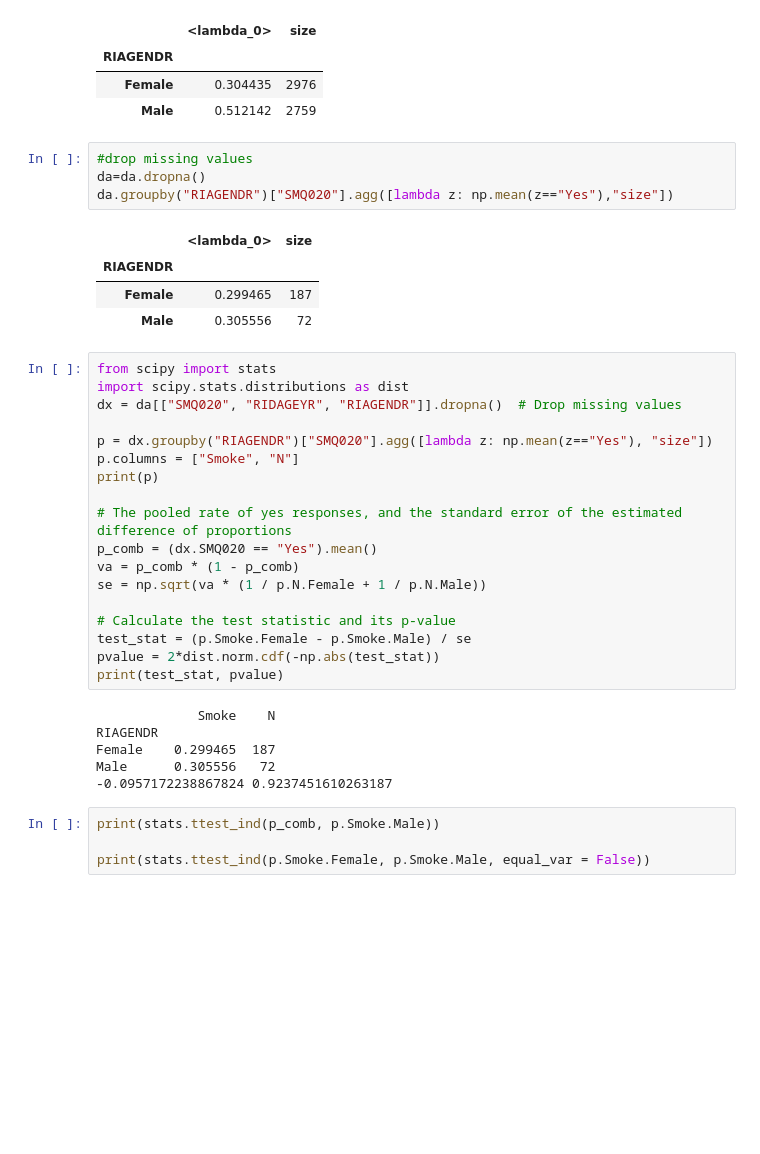
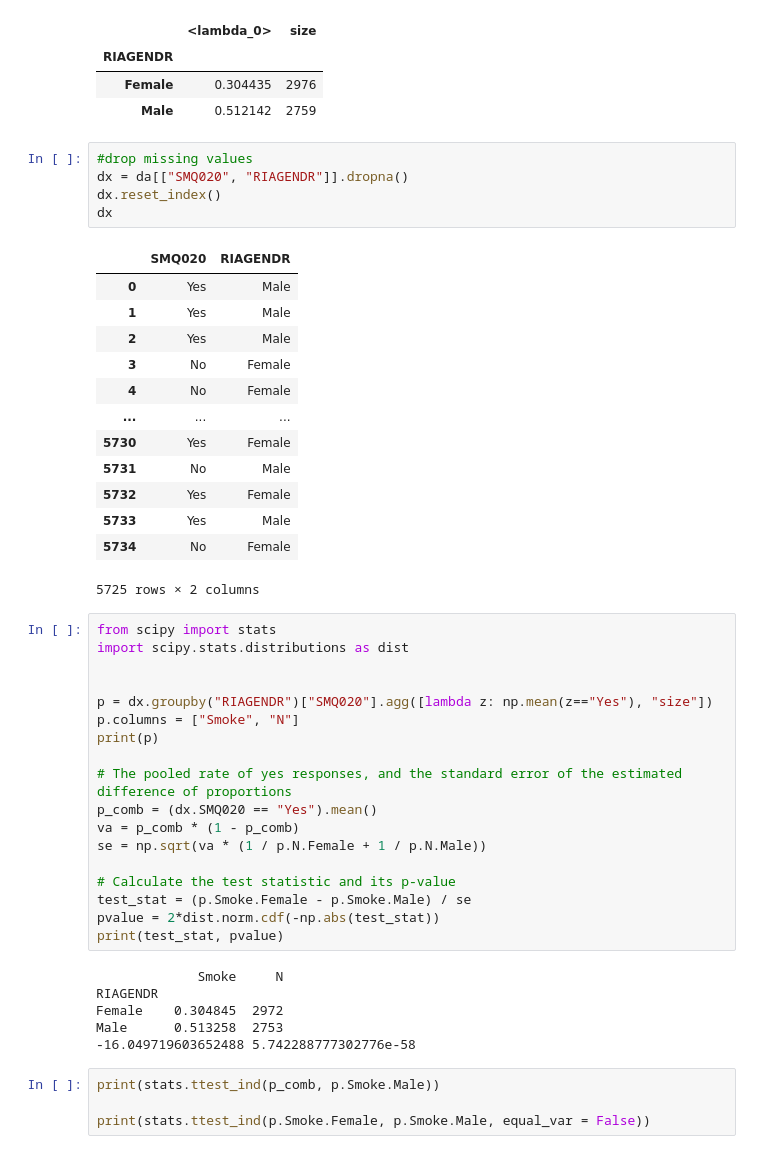
Before and after one commit to aktumut/Strive_School, a Jupyter notebook: Maths_and_Statistic_(Module_2)/Day_7_P-value and Confidence Interval/02_hypothesis_test_practice.ipynb, the cells around one changed output. Saved outputs shown, nothing was run; the diff lists cells and outputs as text; blank space fills up the shorter version.

```diff
--- a/Maths_and_Statistic_(Module_2)/Day_7_P-value and Confidence Interval/02_hypothesis_test_practice.ipynb
+++ b/Maths_and_Statistic_(Module_2)/Day_7_P-value and Confidence Interval/02_hypothesis_test_practice.ipynb
@@ -90,19 +90,29 @@ da.groupby("RIAGENDR")["SMQ020"].agg([lambda z: np.mean(z=="Yes"),"size"])
 | RIAGENDR |  |  |
 | Female | 0.304435 | 2976 |
 | Male | 0.512142 | 2759 |
-# %%
-#drop missing values
-da=da.dropna()
-da.groupby("RIAGENDR")["SMQ020"].agg([lambda z: np.mean(z=="Yes"),"size"])
-# %% [output]
-|  | <lambda_0> | size |
-| RIAGENDR |  |  |
-| Female | 0.299465 | 187 |
-| Male | 0.305556 | 72 |
+# %%
+#drop missing values
+dx = da[["SMQ020", "RIAGENDR"]].dropna()
+dx.reset_index()
+dx
+# %% [output]
+|  | SMQ020 | RIAGENDR |
+| 0 | Yes | Male |
+| 1 | Yes | Male |
+| 2 | Yes | Male |
+| 3 | No | Female |
+| 4 | No | Female |
+| ... | ... | ... |
+| 5730 | Yes | Female |
+| 5731 | No | Male |
+| 5732 | Yes | Female |
+| 5733 | Yes | Male |
+| 5734 | No | Female |
+5725 rows × 2 columns
 # %%
 from scipy import stats
 import scipy.stats.distributions as dist
-dx = da[["SMQ020", "RIDAGEYR", "RIAGENDR"]].dropna()  # Drop missing values
+
 
 p = dx.groupby("RIAGENDR")["SMQ020"].agg([lambda z: np.mean(z=="Yes"), "size"])
 p.columns = ["Smoke", "N"]
@@ -118,11 +128,11 @@ test_stat = (p.Smoke.Female - p.Smoke.Male) / se
 pvalue = 2*dist.norm.cdf(-np.abs(test_stat))
 print(test_stat, pvalue)
 # %% [output]
-             Smoke    N
+             Smoke     N
 RIAGENDR
-Female    0.299465  187
-Male      0.305556   72
--0.0957172238867824 0.9237451610263187
+Female    0.304845  2972
+Male      0.513258  2753
+-16.049719603652488 5.742288777302776e-58
 # %%
 print(stats.ttest_ind(p_comb, p.Smoke.Male))
 
```
Also changed, not shown: parts of 5 cells of this notebook.
